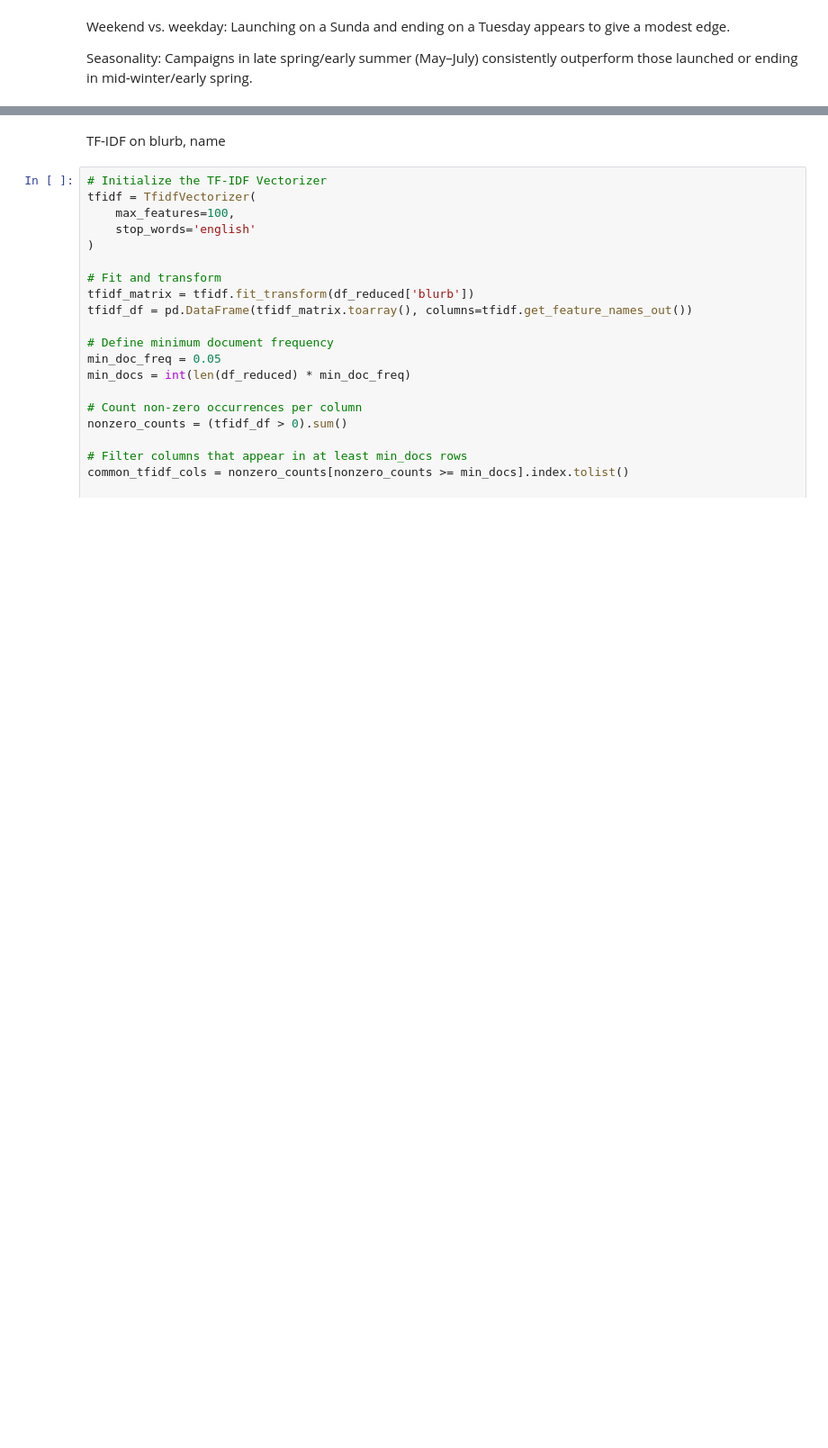
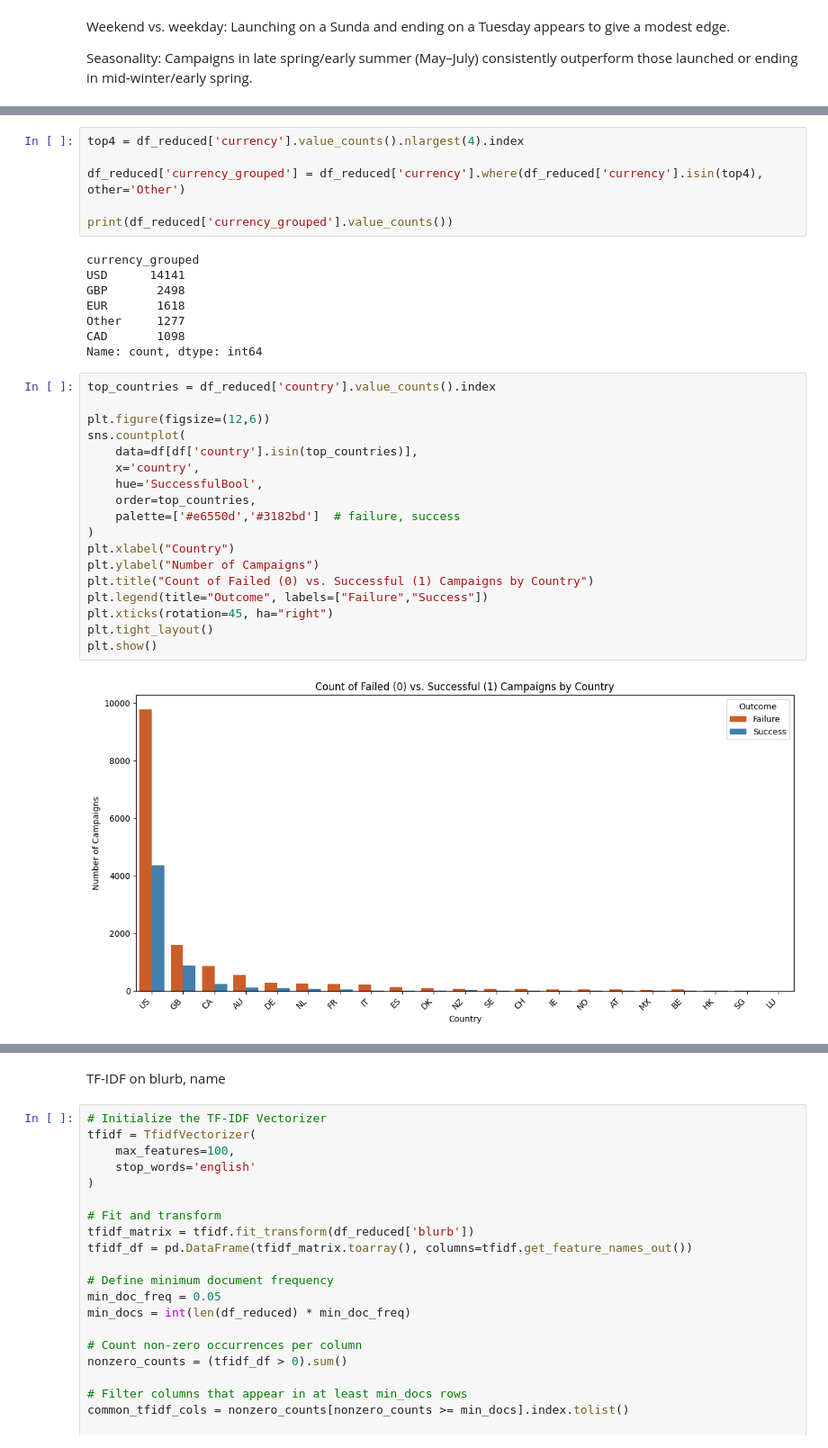
Before and after one commit to zarahtau/kickstarter-project-success-predictions, a Jupyter notebook: notebooks/eda.ipynb, the cells around one changed output, grey strips where cells are left out. Shown at 90% size. Saved outputs shown, nothing was run; the diff lists cells and outputs as text; blank space fills up the shorter version.

```diff
--- a/notebooks/eda.ipynb
+++ b/notebooks/eda.ipynb
@@ -936,0 +985,34 @@ Seasonality: Campaigns in late spring/early summer (May–July) consistently out
+# %%
+top4 = df_reduced['currency'].value_counts().nlargest(4).index
+
+df_reduced['currency_grouped'] = df_reduced['currency'].where(df_reduced['currency'].isin(top4), other='Other')
+
+print(df_reduced['currency_grouped'].value_counts())
+# %% [output]
+currency_grouped
+USD      14141
+GBP       2498
+EUR       1618
+Other     1277
+CAD       1098
+Name: count, dtype: int64
+# %%
+top_countries = df_reduced['country'].value_counts().index
+
+plt.figure(figsize=(12,6))
+sns.countplot(
+    data=df[df['country'].isin(top_countries)],
+    x='country',
+    hue='SuccessfulBool',
+    order=top_countries,
+    palette=['#e6550d','#3182bd']  # failure, success
+)
+plt.xlabel("Country")
+plt.ylabel("Number of Campaigns")
+plt.title("Count of Failed (0) vs. Successful (1) Campaigns by Country")
+plt.legend(title="Outcome", labels=["Failure","Success"])
+plt.xticks(rotation=45, ha="right")
+plt.tight_layout()
+plt.show()
+# %% [output]
+[figure, added]
```
Also changed, not shown: parts of 30 cells of this notebook, 1 other file.
